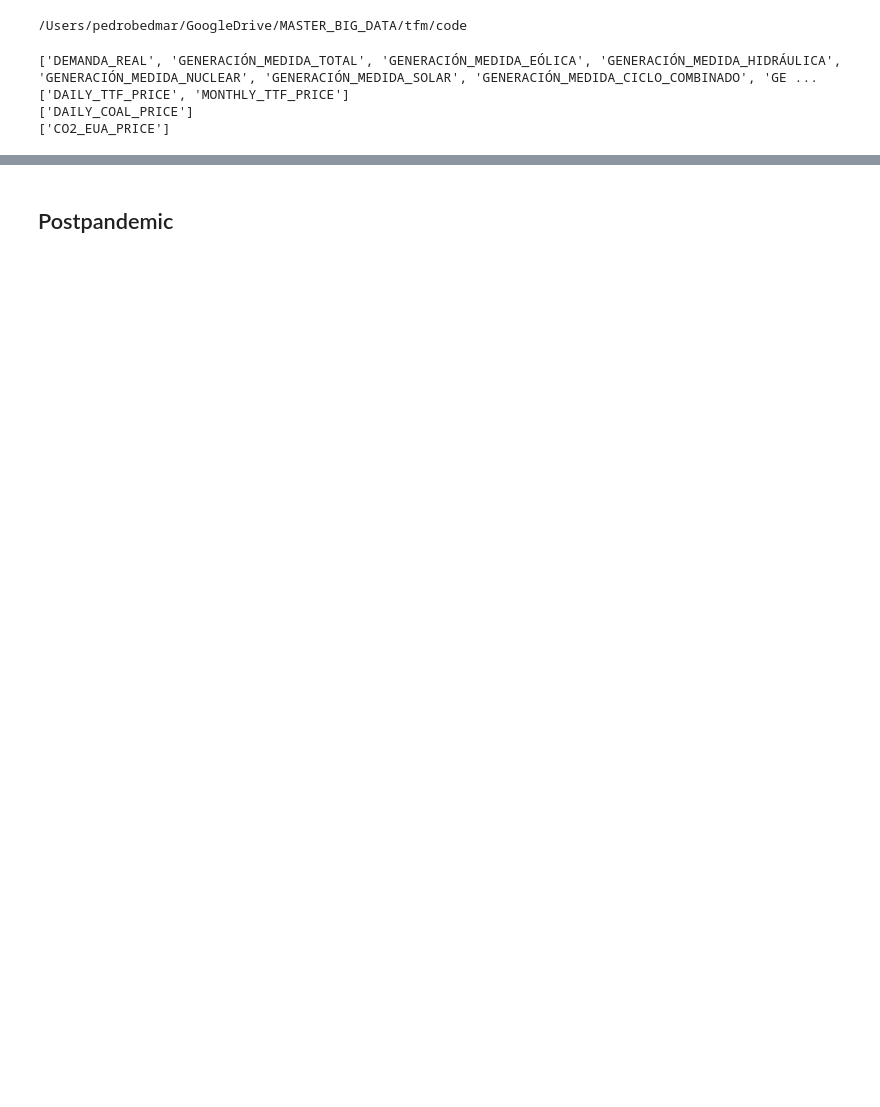
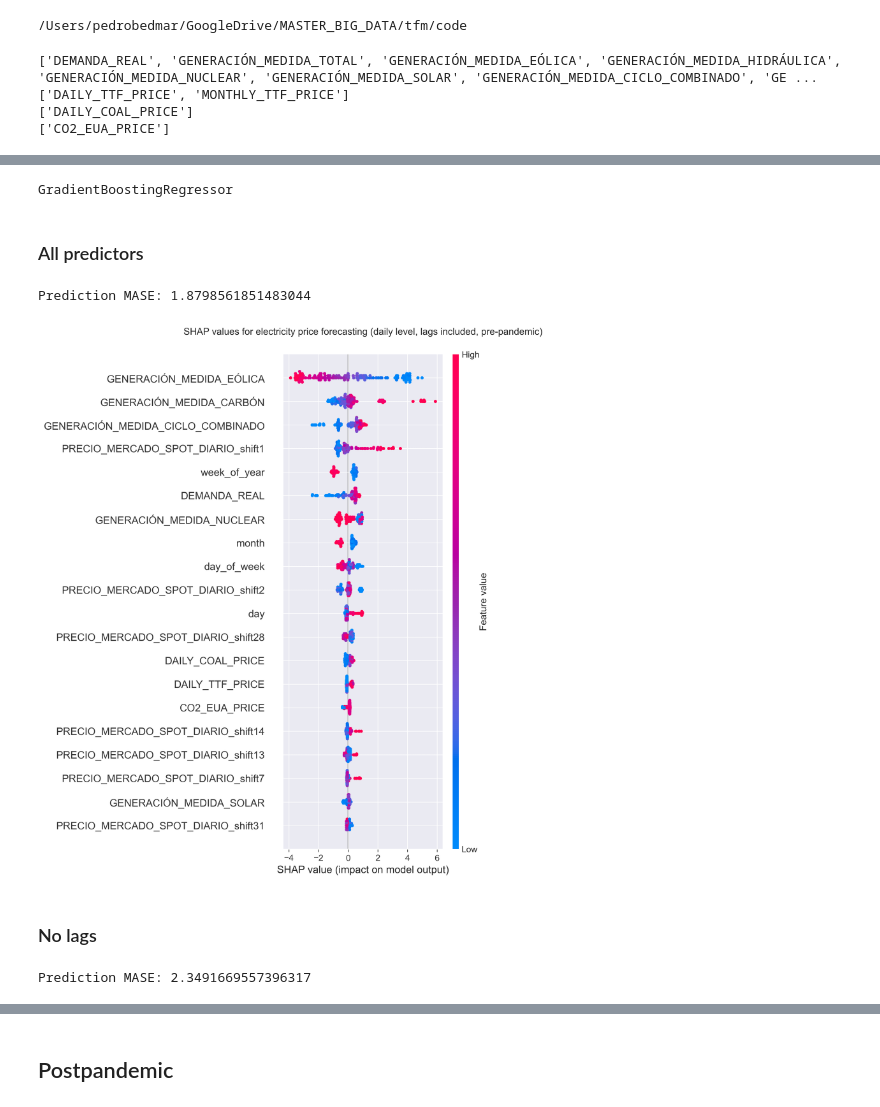
Before and after one commit to pbedmar/tfm, a Jupyter notebook: lab/daily_predictors.ipynb, the cells around one changed output, grey strips where cells are left out. Cells and saved outputs as stored; diff of their text form; code cells hidden in the pictures; blank space fills up the shorter version.

```diff
--- a/lab/daily_predictors.ipynb
+++ b/lab/daily_predictors.ipynb
@@ -50,0 +79,28 @@ print(icap_tickers)
+# %%
+save_name="daily_pre.pkl"
+cv_results_df_summary = pd.read_pickle(save_path+save_name)
+# %%
+best_model_string = cv_results_df_summary.iloc[0, 0]
+best_model = regressor_list[regressor_str_list.index(best_model_string)]
+start_index="2018-04-01"
+end_index="2020-03-31"
+
+print(best_model_string)
+# %% [output]
+GradientBoostingRegressor
+# %% [markdown]
+### All predictors
+# %%
+data_train, data_test = load_and_preprocess_daily_data(start_index, end_index, lags=lags, date_features=date_features)
+# %%
+shap_values_prepandemic = func.predictors_influence_study(data_train, data_test, best_model)
+# %% [output]
+Prediction MASE: 1.8798561851483044
+# %%
+shap.summary_plot(shap_values_prepandemic, show=False)
+plt.title("SHAP values for electricity price forecasting (daily level, lags included, pre-pandemic)", y=1.03)
+plt.show()
+# %% [output]
+[figure, added]
+# %% [markdown]
+### No lags
@@ -50,0 +109,4 @@ print(icap_tickers)
+# %%
+shap_values_nolags_prepandemic = func.predictors_influence_study(data_train, data_test, best_model)
+# %% [output]
+Prediction MASE: 2.3491669557396317
```
Also changed, not shown: parts of 31 cells of this notebook, 38 other files.
